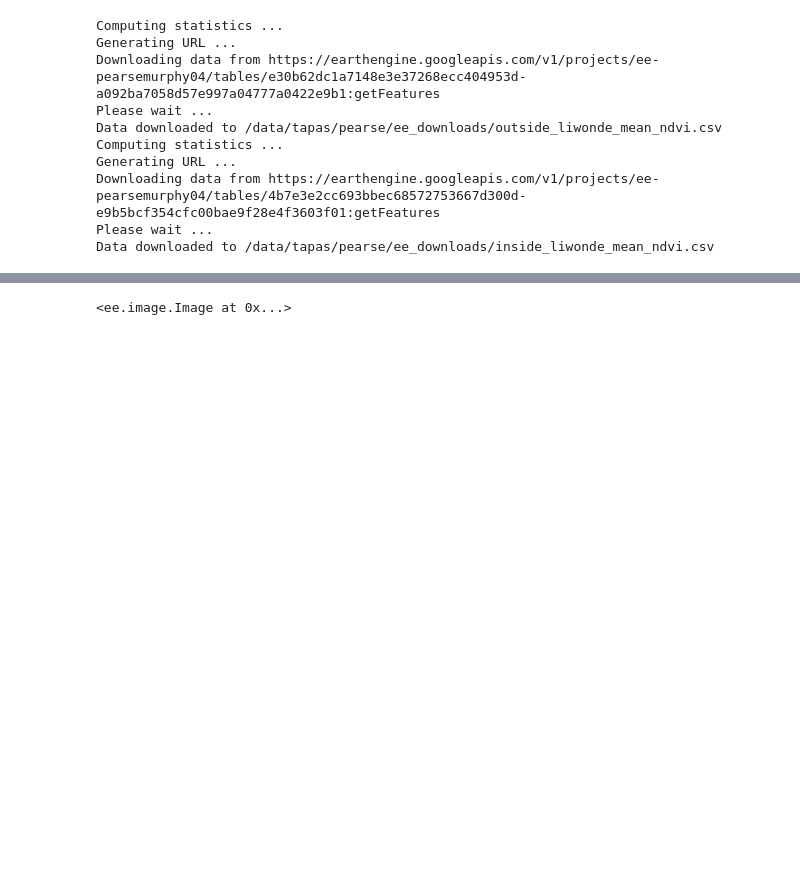
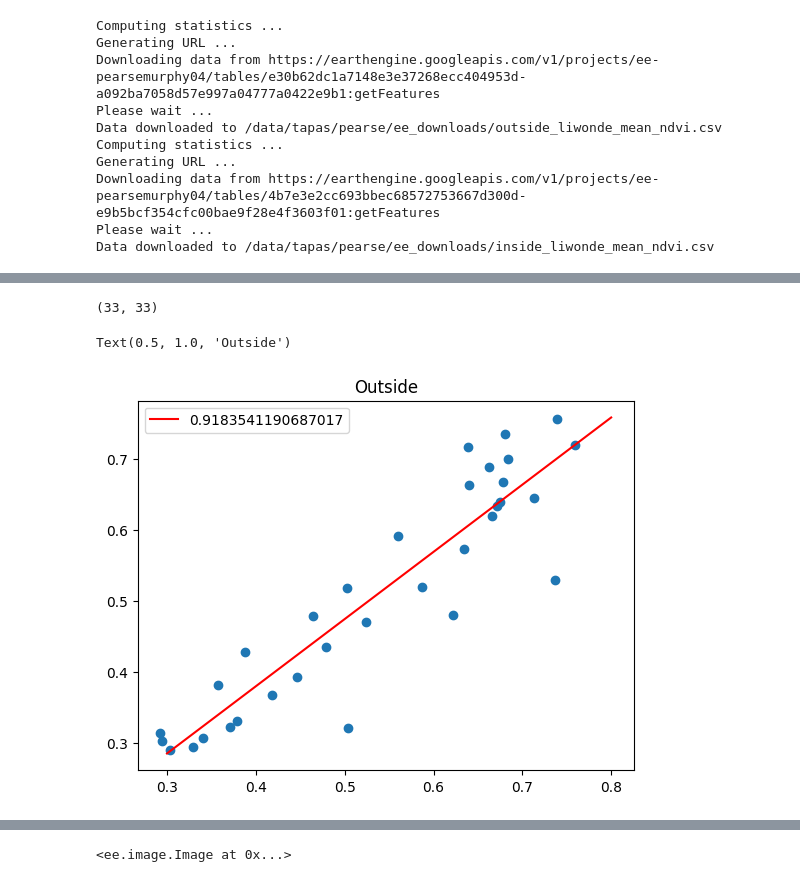
Before and after one commit to murphp30/eo_scripts, a Jupyter notebook: ndvi_insde_outside.ipynb, the cells around one changed output, grey strips where cells are left out. Drawn from its saved outputs; the diff is of its cells as text; code cells hidden in the pictures; blank space fills up the shorter version.

```diff
--- a/ndvi_insde_outside.ipynb
+++ b/ndvi_insde_outside.ipynb
@@ -147,0 +204,16 @@ Type:      builtin_function_or_method
+# %%
+len(ndvi_means["inside"][0]), len(ndvi_means["inside"][1])
+# %% [output]
+(33, 33)
+# %%
+result = linregress(ndvi_means[0], ndvi_means[1])
+x = np.linspace(0.3, 0.8, 100)
+best_fit = result.slope*x + result.intercept
+# %%
+plt.plot(ndvi_means[0], ndvi_means[1], 'o')
+plt.plot(x, best_fit, 'red', label=result.rvalue)
+plt.legend()
+plt.title("Outside")
+# %% [output]
+Text(0.5, 1.0, 'Outside')
+[figure, added]
```
Also changed, not shown: parts of 16 cells of this notebook, 9 other files.
